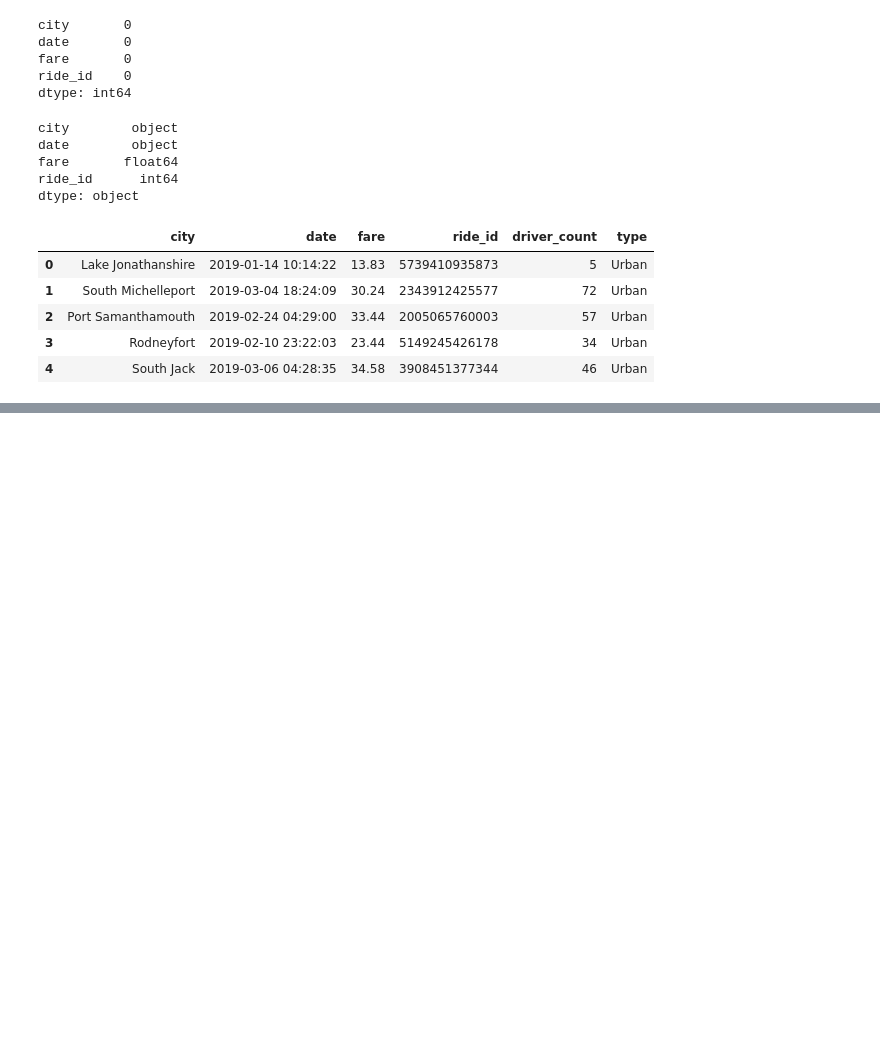
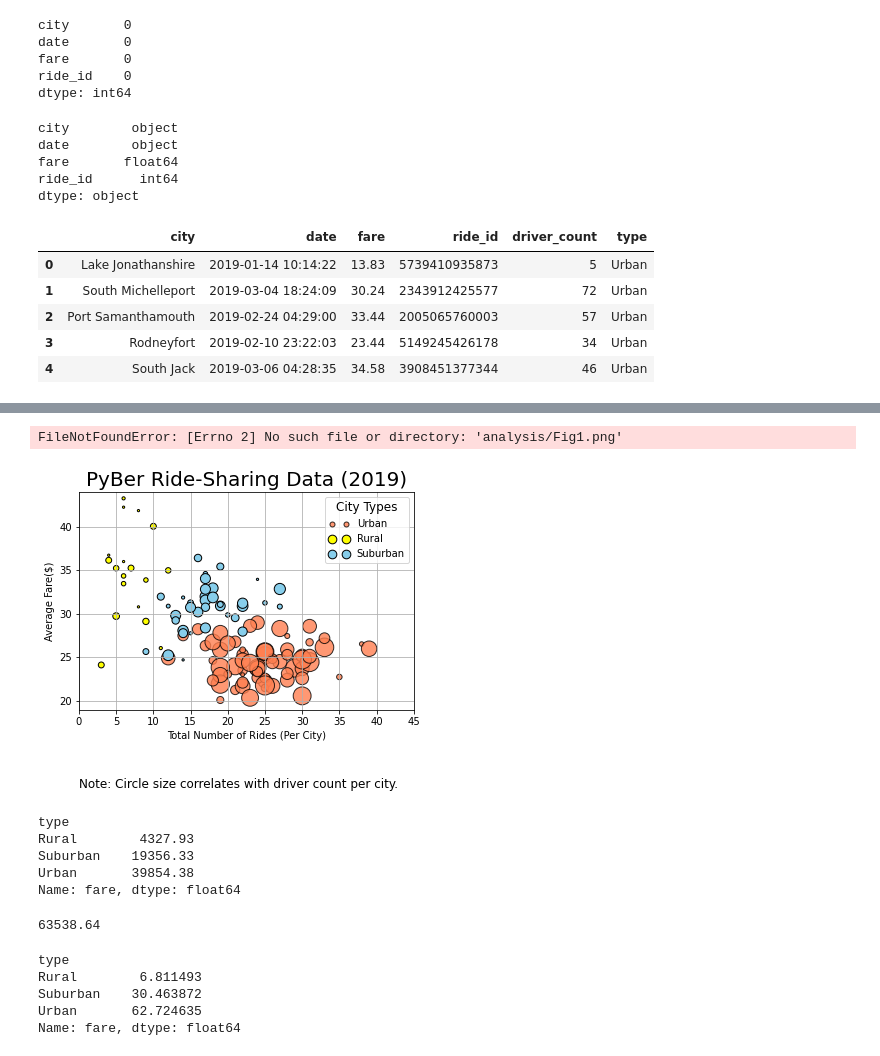
Before and after one commit to lu-chang-axonic/PyBer_Analysis, a Jupyter notebook: PyBer.ipynb, the cells around one changed output, grey strips where cells are left out. Saved outputs shown, nothing was run; the diff lists cells and outputs as text; code cells hidden in the pictures; blank space fills up the shorter version.

Commit message:
New Pyber w/Pie Chart

```diff
--- a/PyBer.ipynb
+++ b/PyBer.ipynb
@@ -102,0 +116,6 @@ pyber_data_df.head()
+# %%
+#number of ride by city by type
+rural_ride_count=rural_cities_df.groupby(["city"]).count()["ride_id"]
+suburban_ride_count=suburban_cities_df.groupby(["city"]).count()["ride_id"]
+urban_ride_count=urban_cities_df.groupby(["city"]).count()["ride_id"]
+rural_ride_count.head()
@@ -102,0 +130,6 @@ pyber_data_df.head()
+# %%
+#avg fair for each city type
+rural_avg_fare=rural_cities_df.groupby(["city"]).mean()["fare"]
+suburban_avg_fare=suburban_cities_df.groupby(["city"]).mean()["fare"]
+urban_avg_fare=urban_cities_df.groupby(["city"]).mean()["fare"]
+urban_avg_fare
@@ -102,0 +150,36 @@ pyber_data_df.head()
+# %%
+#average number of drivers
+rural_driver_count=rural_cities_df.groupby(["city"]).mean()["driver_count"]
+urban_driver_count = urban_cities_df.groupby(["city"]).mean()["driver_count"]
+suburban_driver_count = suburban_cities_df.groupby(["city"]).mean()["driver_count"]
+# %%
+plt.scatter(urban_ride_count, urban_avg_fare, color="coral", edgecolor="black", linewidths=1, alpha=0.8,label="Urban",s=urban_driver_count*5)
+plt.scatter(rural_ride_count, rural_avg_fare, color="yellow", edgecolor="black", label="Rural",s=rural_driver_count*5)
+plt.scatter(suburban_ride_count, suburban_avg_fare, color="skyblue", edgecolor="black", label="Suburban",s=suburban_driver_count*5)
+#plt.gca().invert_yaxis()
+# Create labels for the x and y axes.
+plt.ylabel("Average Fare($)")
+plt.xlabel("Total Number of Rides (Per City)")
+# Create a title.
+plt.title("PyBer Ride-Sharing Data (2019)", fontsize=20)
+# Add the legend.
+# Create a legend
+lgnd = plt.legend(fontsize="10", mode="Expanded",
+         scatterpoints=2, loc="best", title="City Types")
+lgnd.legendHandles[0]._sizes = [25]
+lgnd.legendHandles[1]._sizes = [75]
+lgnd.legendHandles[2]._sizes = [75]
+lgnd.get_title().set_fontsize(12)
+
+# Incorporate a text label about circle size.
+plt.text(0, 10, "Note: Circle size correlates with driver count per city.", fontsize="12")
+
+plt.xlim(0, 45)
+plt.ylim(19, 44)
+plt.grid()
+
+# Save the figure. Didn't work
+plt.savefig("analysis/Fig1.png")
+# %% [output]
+FileNotFoundError: [Errno 2] No such file or directory: 'analysis/Fig1.png'
+[figure, added]
@@ -102,0 +280,26 @@ pyber_data_df.head()
+# %%
+# Get the sum of the fares for each city type.
+sum_fares_by_type = pyber_data_df.groupby(["type"]).sum()["fare"]
+sum_fares_by_type
+# %% [output]
+type
+Rural        4327.93
+Suburban    19356.33
+Urban       39854.38
+Name: fare, dtype: float64
+# %%
+# Get the sum of all the fares.
+total_fares = pyber_data_df["fare"].sum()
+total_fares
+# %% [output]
+63538.64
+# %%
+# Calculate the percentage of fare for each city type.
+type_percents = 100 * sum_fares_by_type / total_fares
+type_percents
+# %% [output]
+type
+Rural        6.811493
+Suburban    30.463872
+Urban       62.724635
+Name: fare, dtype: float64
```
Also changed, not shown: parts of 20 cells of this notebook.
